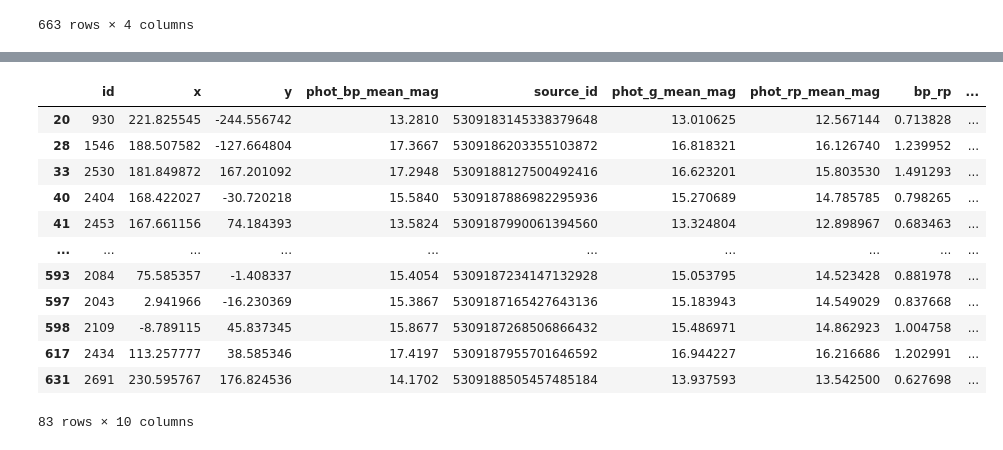
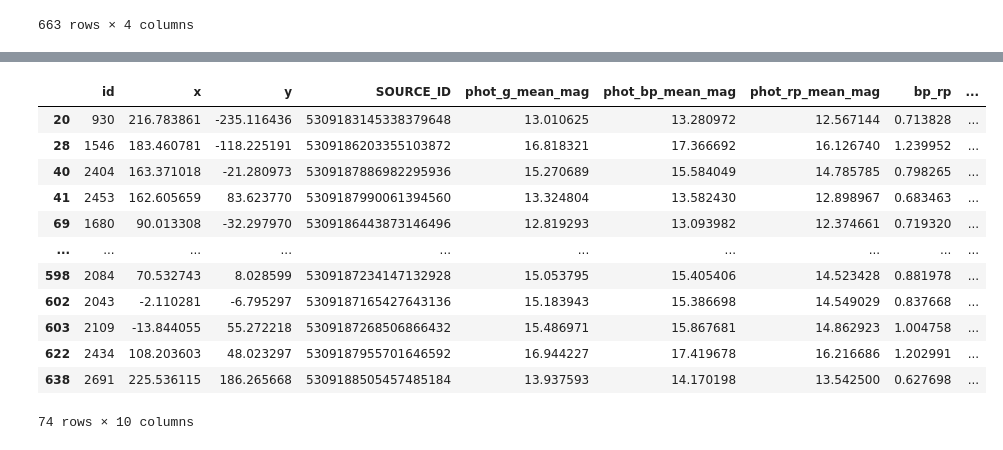
Before and after one commit to PoruchikRzhevsky/Match-pipeline, a Jupyter notebook: matching.ipynb, the cells around one changed output, grey strips where cells are left out. Saved outputs shown, nothing was run; the diff lists cells and outputs as text; code cells hidden in the pictures.

```diff
--- a/matching.ipynb
+++ b/matching.ipynb
@@ -66,0 +151,11 @@ uv
+# %%
+gaia_mag = 'phot_g_mean_mag' # choosing filter for Gaia
+# gaia_mag = 'phot_rp_mean_mag'
+
+# Select only the columns 'id', 'ra', 'dec', and 'mag'
+gaia_selected = gaia[['id', 'ra', 'dec', gaia_mag]]
+gaia_selected.to_csv(f'data_output/{cluster}/gaia_sky.dat', sep='\t', index=False, header=False)
+
+# Select only the columns 'id', 'ra', 'dec', and 'mag'
+uv_selected = uv[['id', 'ra', 'dec', 'u']]
+uv_selected.to_csv(f'data_output/{cluster}/uv_sky.dat', sep='\t', index=False, header=False)
@@ -100,10 +197,0 @@ fig.savefig(f'plots/{cluster}/sky_coords.png', bbox_inches='tight')
-# %%
-gaia_mag = 'phot_bp_mean_mag' # choosing filter for Gaia
-
-# Select only the columns 'id', 'ra', 'dec', and 'mag'
-gaia_selected = gaia[['id', 'ra', 'dec', gaia_mag]]
-gaia_selected.to_csv(f'data_output/{cluster}/gaia_sky.dat', sep='\t', index=False, header=False)
-
-# Select only the columns 'id', 'ra', 'dec', and 'mag'
-uv_selected = uv[['id', 'ra', 'dec', 'u']]
-uv_selected.to_csv(f'data_output/{cluster}/uv_sky.dat', sep='\t', index=False, header=False)
@@ -180,9 +216,9 @@ gaia_matched
 # %%
 # List of columns to add
-columns_to_add = ['source_id', 'phot_g_mean_mag', 'phot_bp_mean_mag', 'phot_rp_mean_mag', 'bp_rp', 'ra', 'dec']
+columns_to_add = ['SOURCE_ID', 'phot_g_mean_mag', 'phot_bp_mean_mag', 'phot_rp_mean_mag', 'bp_rp', 'ra', 'dec']
 
 # Remove the column represented by the variable gaia_mag
-columns_to_add.remove(gaia_mag)
+gaia_matched = gaia_matched.drop(columns=gaia_mag)
 
 # Merge the dataframes on the 'id' column
 gaia_matched = pd.merge(gaia_matched, gaia[['id'] + columns_to_add], on='id')
@@ -232,4 +259,0 @@ len(members_p)
-# %%
-members_comb = pd.concat([members_m, members_p], ignore_index=True)
-members_comb_filtered = members_comb[members_comb['probability'] >= 0.7]
-members_comb_filtered
@@ -250,19 +260,23 @@ members_comb_filtered
 # %%
-mask = gaia_matched['source_id'].isin(members_comb_filtered['source_id'])
+mask = gaia_matched['SOURCE_ID'].isin(members_comb_filtered['SOURCE_ID'])
 gaia_filtered = gaia_matched[mask]
+
+# mask = gaia['SOURCE_ID'].isin(members_comb_filtered['SOURCE_ID'])
+# gaia_filtered = gaia[mask]
+
 gaia_filtered
 # %% [output]
-|  | id | x | y | phot_bp_mean_mag | source_id | phot_g_mean_mag | phot_rp_mean_mag | bp_rp | ... |
-| 20 | 930 | 221.825545 | -244.556742 | 13.2810 | 5309183145338379648 | 13.010625 | 12.567144 | 0.713828 | ... |
-| 28 | 1546 | 188.507582 | -127.664804 | 17.3667 | 5309186203355103872 | 16.818321 | 16.126740 | 1.239952 | ... |
-| 33 | 2530 | 181.849872 | 167.201092 | 17.2948 | 5309188127500492416 | 16.623201 | 15.803530 | 1.491293 | ... |
-| 40 | 2404 | 168.422027 | -30.720218 | 15.5840 | 5309187886982295936 | 15.270689 | 14.785785 | 0.798265 | ... |
-| 41 | 2453 | 167.661156 | 74.184393 | 13.5824 | 5309187990061394560 | 13.324804 | 12.898967 | 0.683463 | ... |
+|  | id | x | y | SOURCE_ID | phot_g_mean_mag | phot_bp_mean_mag | phot_rp_mean_mag | bp_rp | ... |
+| 20 | 930 | 216.783861 | -235.116436 | 5309183145338379648 | 13.010625 | 13.280972 | 12.567144 | 0.713828 | ... |
+| 28 | 1546 | 183.460781 | -118.225191 | 5309186203355103872 | 16.818321 | 17.366692 | 16.126740 | 1.239952 | ... |
+| 40 | 2404 | 163.371018 | -21.280973 | 5309187886982295936 | 15.270689 | 15.584049 | 14.785785 | 0.798265 | ... |
+| 41 | 2453 | 162.605659 | 83.623770 | 5309187990061394560 | 13.324804 | 13.582430 | 12.898967 | 0.683463 | ... |
+| 69 | 1680 | 90.013308 | -32.297970 | 5309186443873146496 | 12.819293 | 13.093982 | 12.374661 | 0.719320 | ... |
 | ... | ... | ... | ... | ... | ... | ... | ... | ... | ... |
-| 593 | 2084 | 75.585357 | -1.408337 | 15.4054 | 5309187234147132928 | 15.053795 | 14.523428 | 0.881978 | ... |
-| 597 | 2043 | 2.941966 | -16.230369 | 15.3867 | 5309187165427643136 | 15.183943 | 14.549029 | 0.837668 | ... |
-| 598 | 2109 | -8.789115 | 45.837345 | 15.8677 | 5309187268506866432 | 15.486971 | 14.862923 | 1.004758 | ... |
-| 617 | 2434 | 113.257777 | 38.585346 | 17.4197 | 5309187955701646592 | 16.944227 | 16.216686 | 1.202991 | ... |
-| 631 | 2691 | 230.595767 | 176.824536 | 14.1702 | 5309188505457485184 | 13.937593 | 13.542500 | 0.627698 | ... |
+| 598 | 2084 | 70.532743 | 8.028599 | 5309187234147132928 | 15.053795 | 15.405406 | 14.523428 | 0.881978 | ... |
+| 602 | 2043 | -2.110281 | -6.795297 | 5309187165427643136 | 15.183943 | 15.386698 | 14.549029 | 0.837668 | ... |
+| 603 | 2109 | -13.844055 | 55.272218 | 5309187268506866432 | 15.486971 | 15.867681 | 14.862923 | 1.004758 | ... |
+| 622 | 2434 | 108.203603 | 48.023297 | 5309187955701646592 | 16.944227 | 17.419678 | 16.216686 | 1.202991 | ... |
+| 638 | 2691 | 225.536115 | 186.265668 | 5309188505457485184 | 13.937593 | 14.170198 | 13.542500 | 0.627698 | ... |
-83 rows × 10 columns
+74 rows × 10 columns
 # %%
```
Also changed, not shown: parts of 26 cells of this notebook, 34 other files.
